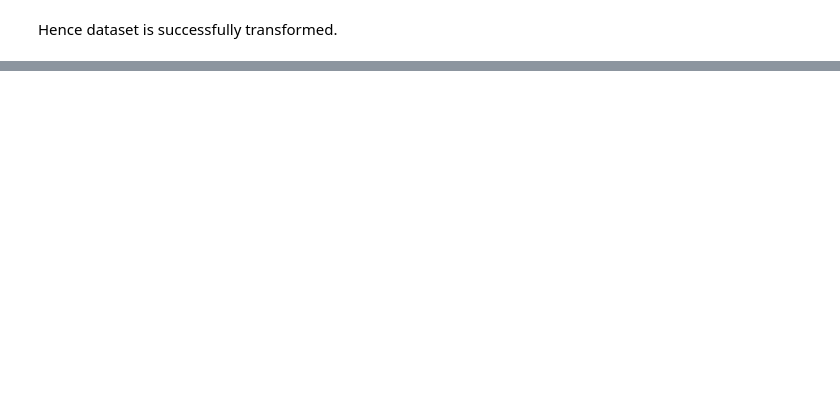
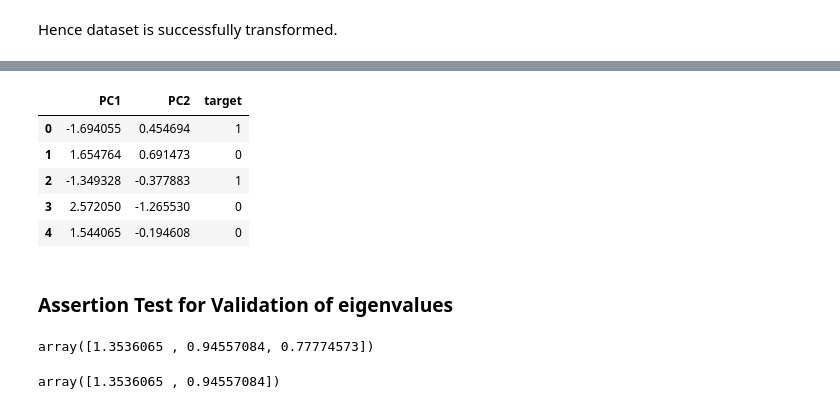
Before and after one commit to nikitaprasad21/ML-Cheat-Codes, a Jupyter notebook: Unsupervised-Clustering/PCA-(Principal-Component-Analysis)/pca_basics.ipynb, the cells around one changed output, grey strips where cells are left out. Cells and saved outputs as stored; diff of their text form; code cells hidden in the pictures; blank space fills up the shorter version.

```diff
--- a/Unsupervised-Clustering/PCA-(Principal-Component-Analysis)/pca_basics.ipynb
+++ b/Unsupervised-Clustering/PCA-(Principal-Component-Analysis)/pca_basics.ipynb
@@ -243,0 +250,3 @@ Hence dataset is successfully transformed.
+# %%
+# Assigning the DataFrame to pca_data
+pca_data = df
@@ -243,0 +275,22 @@ Hence dataset is successfully transformed.
+# %%
+# Standard scaling
+scaler = StandardScaler()
+scaled_data = scaler.fit_transform(pca_data.iloc[:, 0:3])
+
+# PCA using scikit-learn
+pca_sklearn = PCA(n_components=2)
+pca_result_sklearn = pca_sklearn.fit_transform(scaled_data)
+# %%
+pc_df = pd.DataFrame(data=pca_result_sklearn, columns=["PC1", "PC2"])
+pc_df["target"] = pca_data["target"].values
+# %%
+pc_df.head()
+# %% [output]
+|  | PC1 | PC2 | target |
+| 0 | -1.694055 | 0.454694 | 1 |
+| 1 | 1.654764 | 0.691473 | 0 |
+| 2 | -1.349328 | -0.377883 | 1 |
+| 3 | 2.572050 | -1.265530 | 0 |
+| 4 | 1.544065 | -0.194608 | 0 |
+# %% [markdown]
+### Assertion Test for Validation of eigenvalues
@@ -243,0 +305,8 @@ Hence dataset is successfully transformed.
+# %%
+eigen_values
+# %% [output]
+array([1.3536065 , 0.94557084, 0.77774573])
+# %%
+pca_sklearn.explained_variance_
+# %% [output]
+array([1.3536065 , 0.94557084])
```
Also changed, not shown: parts of 19 cells of this notebook.
